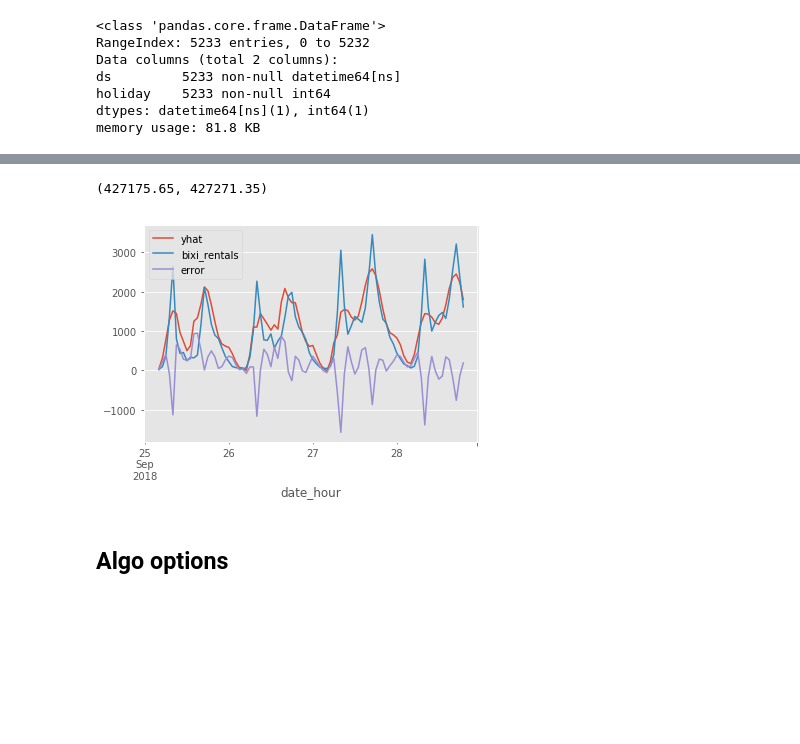
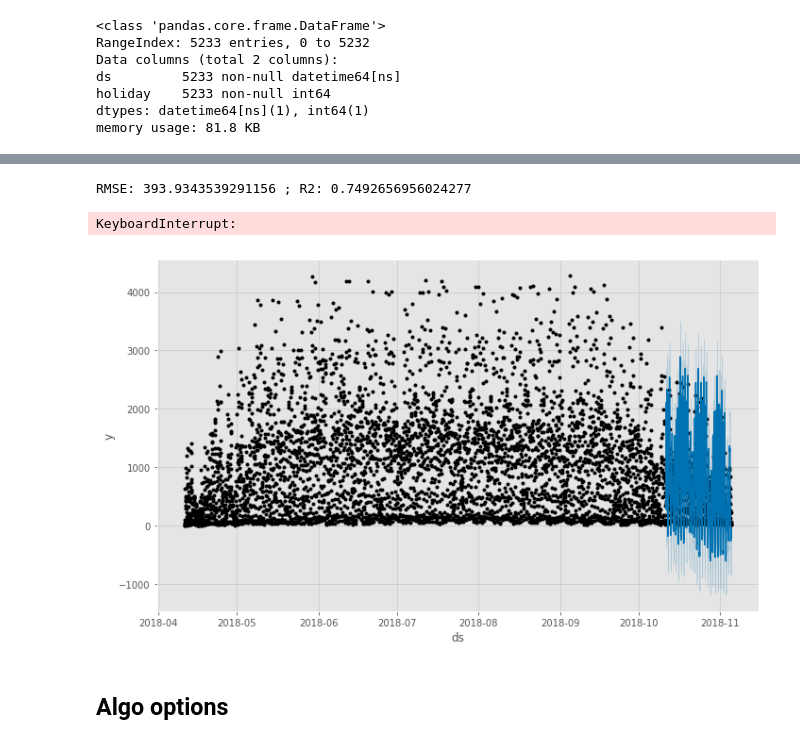
Before and after one commit to Rimab55/Forecasting_Bixi_Bikeshare_rentals, a Jupyter notebook: Time_Series.ipynb, the cells around one changed output, grey strips where cells are left out. Saved outputs shown, nothing was run; the diff lists cells and outputs as text; code cells hidden in the pictures; blank space fills up the shorter version.

```diff
--- a/Time_Series.ipynb
+++ b/Time_Series.ipynb
@@ -398,2 +454,3 @@ warnings.simplefilter(action='ignore', category=FutureWarning)
 # %%
-m, forecast = fit_predict(ts_fb.drop(['holiday'],axis =1), train_obs=4000)
+m_train, forecast_train = fit_predict(ts_fb.drop(['holiday'],axis =1), train_obs=3500, include_history = True)
+# rmse(forecast_train,y)[1]
@@ -487,6 +457,5 @@ dodo = df.reset_index()
-# %%
-ax = dodo[12:100].plot(x = 'date_hour')
-ax.set_xlim()
-# %% [output]
-(427175.65, 427271.35)
-[figure, removed]
+# %%
+m_test, forecast_test = fit_predict(ts_fb.drop(['holiday'],axis =1), train_obs=3500, include_history = False)
+rmse(forecast_test,y)[1]
+# %% [output]
+RMSE: 393.9343539291156 ; R2: 0.7492656956024277
@@ -492,0 +486,4 @@ ax.set_xlim()
+# %%
+tuning_changepoint
+# %% [output]
+KeyboardInterrupt:
@@ -493,3 +494,7 @@ ax.set_xlim()
+# %%
+fig1 = m.plot(forecast[-600:])
+# %% [output]
+[figure, added]
 # %% [markdown]
 
 
```
Also changed, not shown: parts of 25 cells of this notebook.
